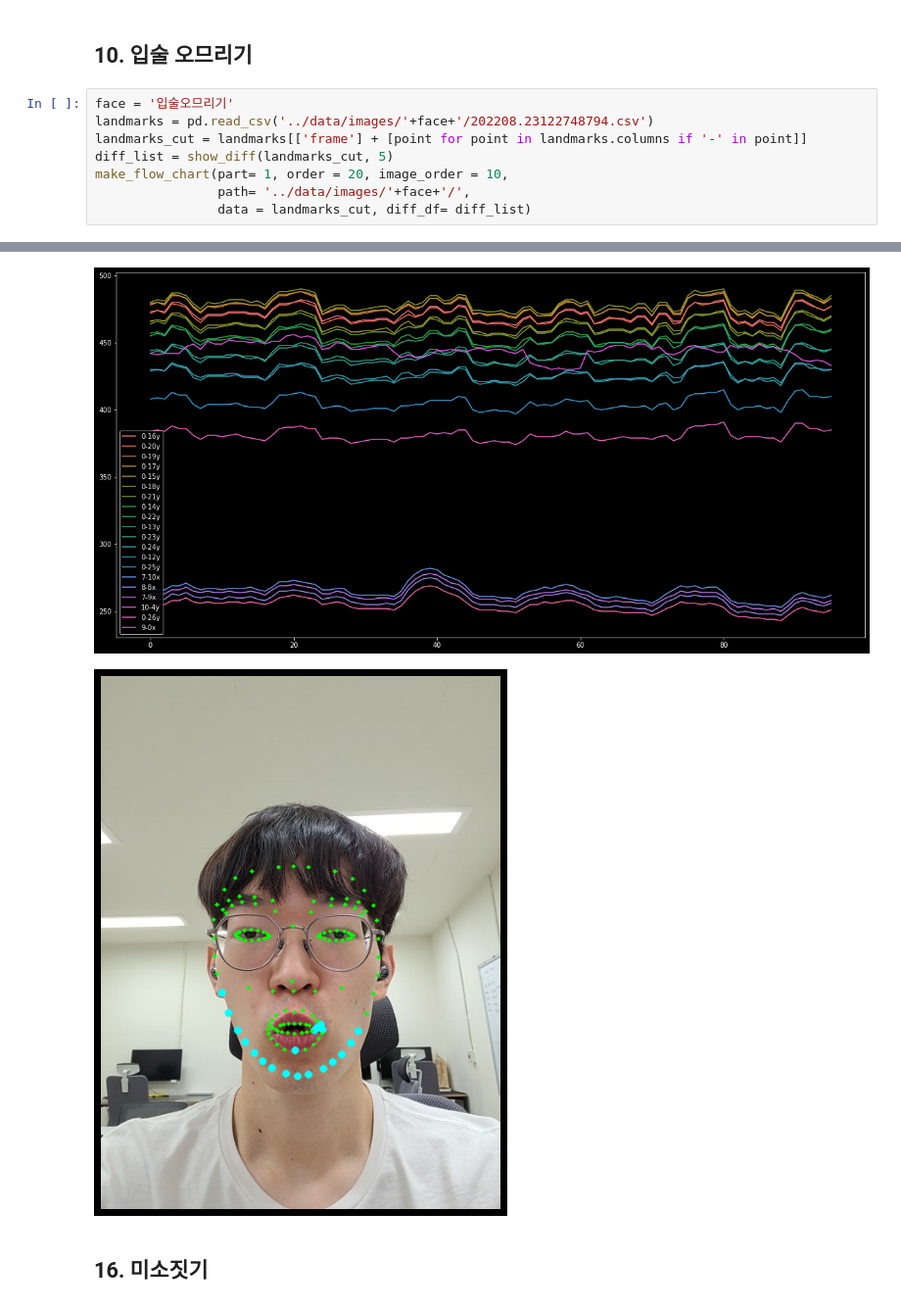
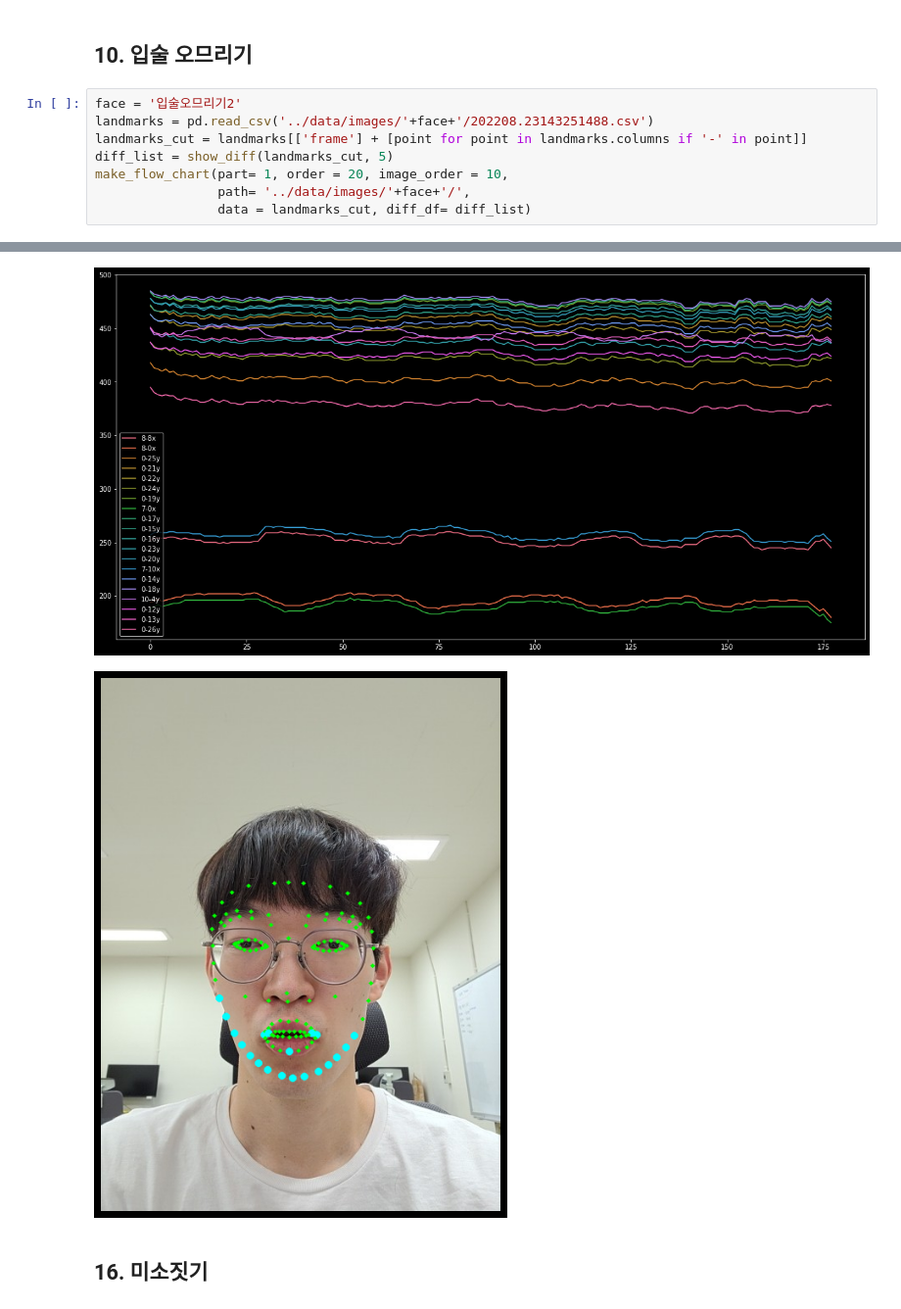
Before and after one commit to minimini-1/Facial-Expression-Recognition, a Jupyter notebook: modeling/feature_change.ipynb, the cells around one changed output, grey strips where cells are left out. Shown at 98% size. Saved outputs shown, nothing was run; the diff lists cells and outputs as text.

Commit message:
change image

```diff
--- a/modeling/feature_change.ipynb
+++ b/modeling/feature_change.ipynb
@@ -235,8 +237,8 @@ make_flow_chart(part= 1, order = 20, image_order = 10,
 # %% [markdown]
 ## 10. 입술 오므리기
 # %%
-face = '입술오므리기'
-landmarks = pd.read_csv('../data/images/'+face+'/202208.23122748794.csv')
+face = '입술오므리기2'
+landmarks = pd.read_csv('../data/images/'+face+'/202208.23143251488.csv')
 landmarks_cut = landmarks[['frame'] + [point for point in landmarks.columns if '-' in point]]
 diff_list = show_diff(landmarks_cut, 5)
 make_flow_chart(part= 1, order = 20, image_order = 10,
@@ -263,5 +265,5 @@ make_flow_chart(part= 1, order = 20, image_order = 10,
-[figure, old version]
+[figure, new version]
-[figure, old version]
+[figure, new version]
 # %% [markdown]
 ## 16. 미소짓기
 # %%
```
Also changed, not shown: parts of 2 cells of this notebook.
